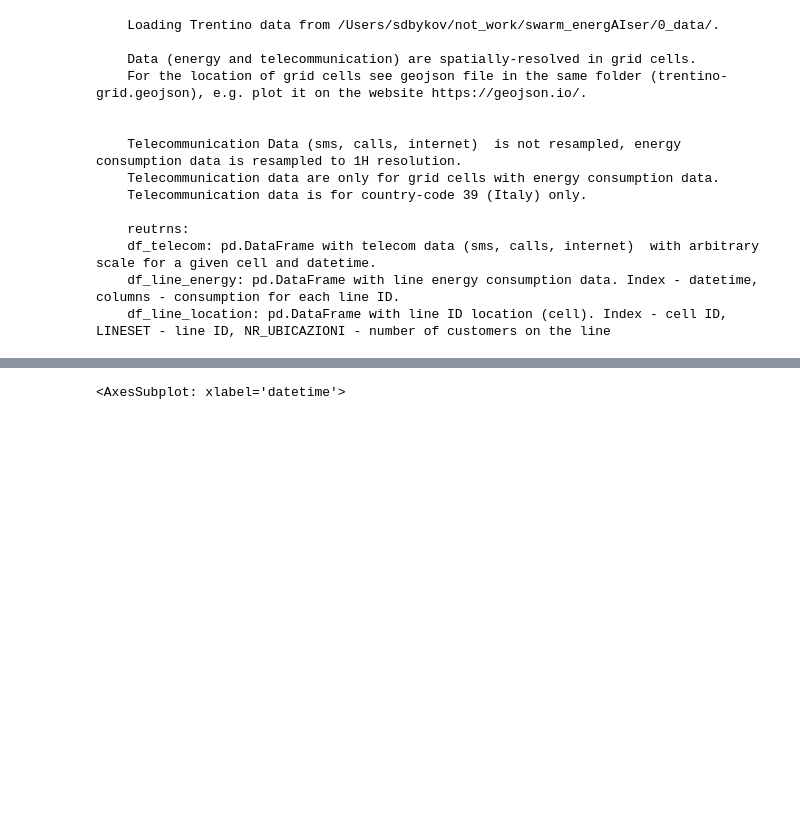
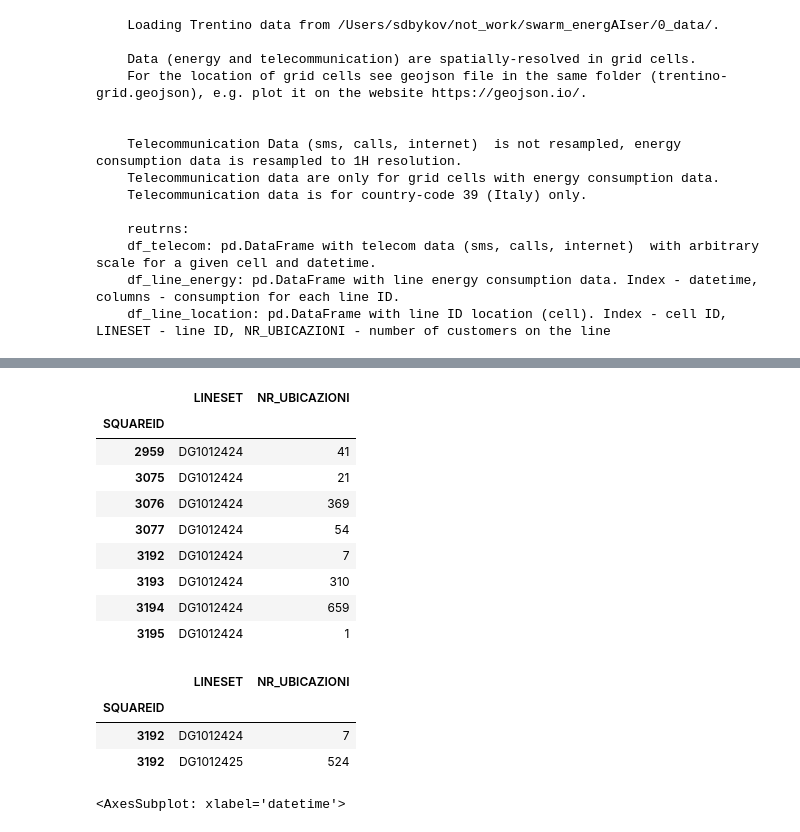
Before and after one commit to SergeiDBykov/swarm_energAIser, a Jupyter notebook: 1_exploratory_analysis/3_trentino/1_trentino_eda.ipynb, the cells around one changed output, grey strips where cells are left out. Drawn from its saved outputs; the diff is of its cells as text; code cells hidden in the pictures; blank space fills up the shorter version.

```diff
--- a/1_exploratory_analysis/3_trentino/1_trentino_eda.ipynb
+++ b/1_exploratory_analysis/3_trentino/1_trentino_eda.ipynb
@@ -51,3 +54,23 @@ telecom.head(10)
+# %%
+lines.query("LINESET=='DG1012424'")
+# %% [output]
+|  | LINESET | NR_UBICAZIONI |
+| SQUAREID |  |  |
+| 2959 | DG1012424 | 41 |
+| 3075 | DG1012424 | 21 |
+| 3076 | DG1012424 | 369 |
+| 3077 | DG1012424 | 54 |
+| 3192 | DG1012424 | 7 |
+| 3193 | DG1012424 | 310 |
+| 3194 | DG1012424 | 659 |
+| 3195 | DG1012424 | 1 |
+# %%
+lines.query("index==3192")
+# %% [output]
+|  | LINESET | NR_UBICAZIONI |
+| SQUAREID |  |  |
+| 3192 | DG1012424 | 7 |
+| 3192 | DG1012425 | 524 |
 # %%
 telecom.query('CellID==5324').drop('CellID', axis = 1).plot()
 # %% [output]
```
Also changed, not shown: parts of 2 cells of this notebook, 1 other file.
